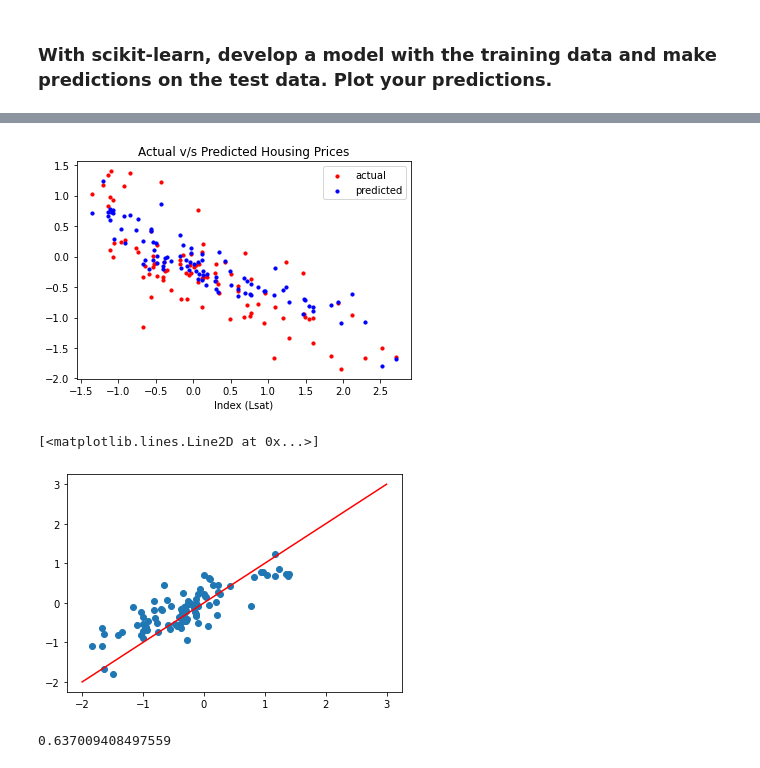
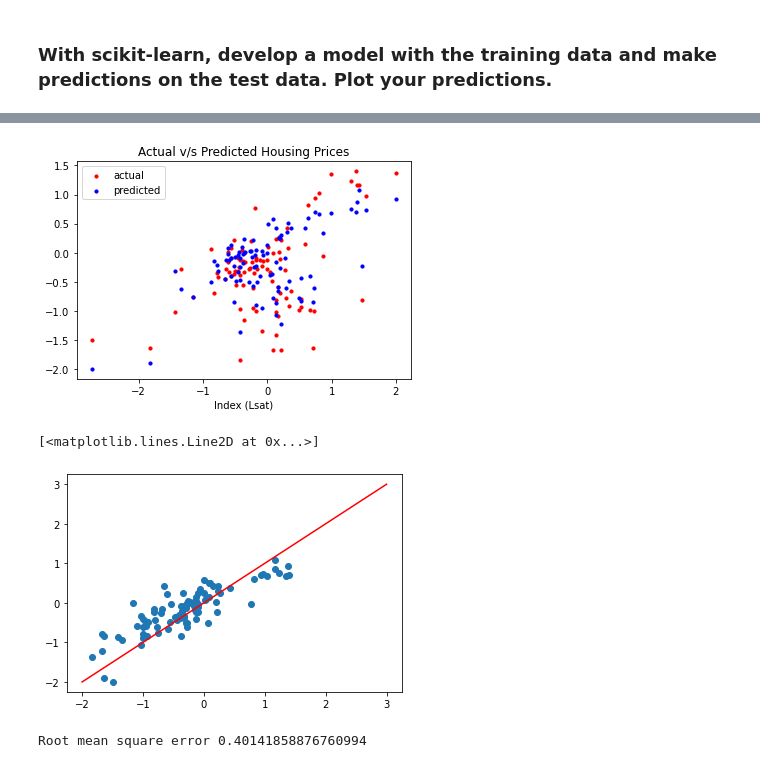
Before and after one commit to anshsandhu/data-science-for-mechanical-systems, a Jupyter notebook: assignment-1-boston-housing.ipynb, the cells around one changed output, grey strips where cells are left out. Drawn from its saved outputs; the diff is of its cells as text; code cells hidden in the pictures.

```diff
--- a/assignment-1-boston-housing.ipynb
+++ b/assignment-1-boston-housing.ipynb
@@ -67,14 +68,17 @@ lstat      0
 medv       0
 dtype: int64
 # %%
-# Standardize the data set
+# Standardize the data set (Except Chas, whose discrete values are important)
 import pandas as pd
 from sklearn import preprocessing
+chas = df['chas']
 
 names = df.columns
 scaler = preprocessing.StandardScaler()
 df = scaler.fit_transform(df)
 df = pd.DataFrame(df, columns=names)
+
+df['chas'] = chas
 # %% [markdown]
 #### Comment: No NaN values in the dataset
 # %%
@@ -105,4 +109,4 @@ for i in np.arange(1,len(df.columns)+1):
 # %%
-df = df[ ((df['medv'] < 2) & (df['crim']<4))
+df = df[ ((df['medv'] < 2) & (df['crim']<4))]
 # %% [markdown]
 ### 2. What features are most correlated with housing price?
@@ -173,6 +218,13 @@ b. zn has  high negeative correlation with indus, nox and age, and can probably
+# %%
+# New features; because of standarization;
+df['safety'] = 0.3*df['crim'] + df['lstat'] # Because lstat has a higher correlation. 0.3 is arbitraty and adjusted by various iterations (significance, but not too much weight)
+df['cost'] = df['rm'] - 0.3*df['tax'] # Both seem to represnt the same thing (Tax has the opposide effect)
+df['infra'] = 1.3*df['ptratio'] + 0.5*df['rad'] - 2*df['chas'] #Lower the better
+# The weights I put in were manually adjusted. I'm sure there is a more elegant way of doing this.
 # %%
 # Inserting the relavant features into the model:
-X = df[['lstat','rm','ptratio', 'zn']]
+# Inserting Safety and Infra has the most impact on the model in a positive way
+X = df[['safety','rm','infra']]
 y = df['medv']
 # %% [markdown]
 ### With scikit-learn, develop a model with the training data and make predictions on the test data. Plot your predictions.
@@ -213,23 +239,27 @@ model = regressor.fit(X_train, y_train)
 y_pred = regressor.predict(X_test)
 # %%
 viz_train = plt
-viz_train.scatter(X_test['lstat'], y_test, color='red', s = 10, label = 'actual')
-viz_train.scatter(X_test['lstat'], regressor.predict(X_test), color='blue', s = 10, label = 'predicted')
+viz_train.scatter(X_test['rm'], y_test, color='red', s = 10, label = 'actual')
+viz_train.scatter(X_test['rm'], regressor.predict(X_test), color='blue', s = 10, label = 'predicted')
 viz_train.title('Actual v/s Predicted Housing Prices')
 viz_train.xlabel('Index (Lsat)')
 viz_train.legend()
 viz_train.show()
 # %% [output]
-[figure, old version]
+[figure, new version]
 # %%
 plt.scatter(y_test, y_pred)
 x = np.linspace(-2, 3, 10)
 plt.plot(x, x, linestyle='solid', color='red')
 # %% [output]
 [<matplotlib.lines.Line2D at 0x...>]
-[figure, old version]
+[figure, new version]
-# %%
-from sklearn.metrics import r2_score
-r2_score(y_test, y_pred)
-# %% [output]
-0.637009408497559
+# %%
+# RMSE is probably a good judge since our objective is reducing the error:
+
+sklearn.metrics.r2_score(y_test, y_pred)
+
+mse = math.sqrt(sklearn.metrics.mean_squared_error(y_test, y_pred))
+print('Root mean square error', mse)
+# %% [output]
+Root mean square error 0.40141858876760994
```
Also changed, not shown: parts of 11 cells of this notebook.
